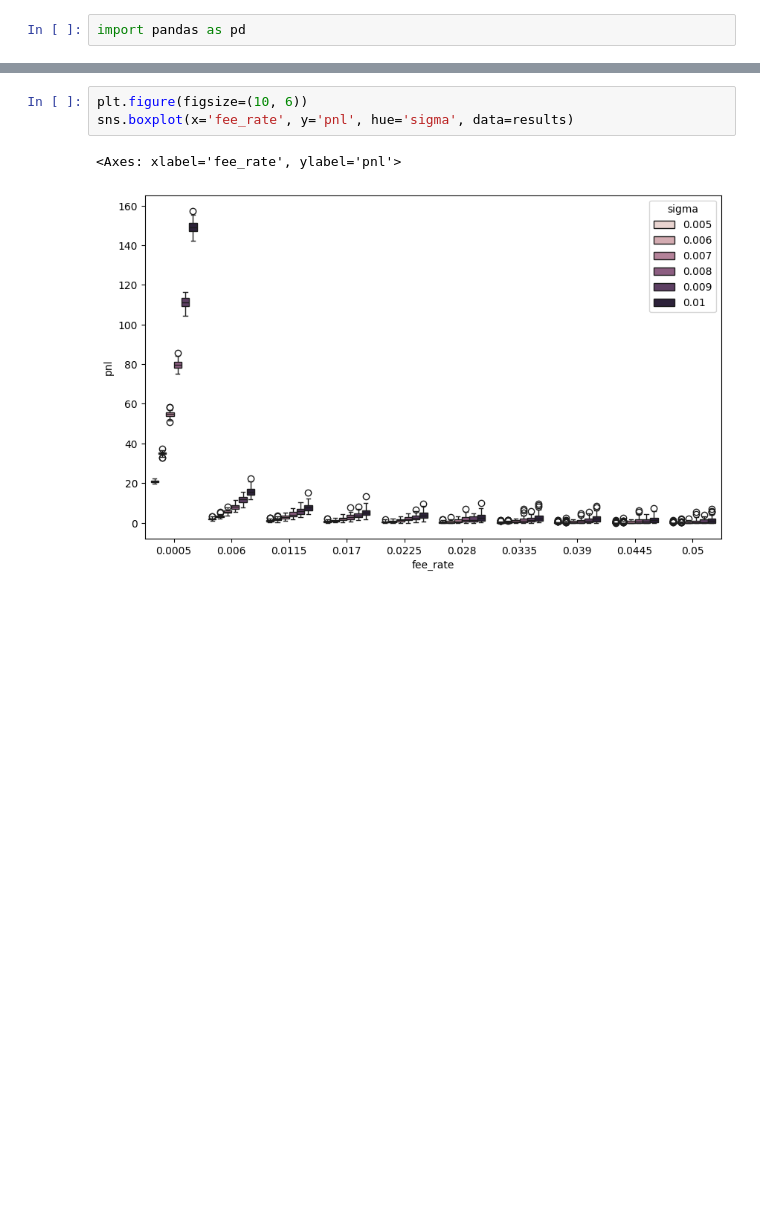
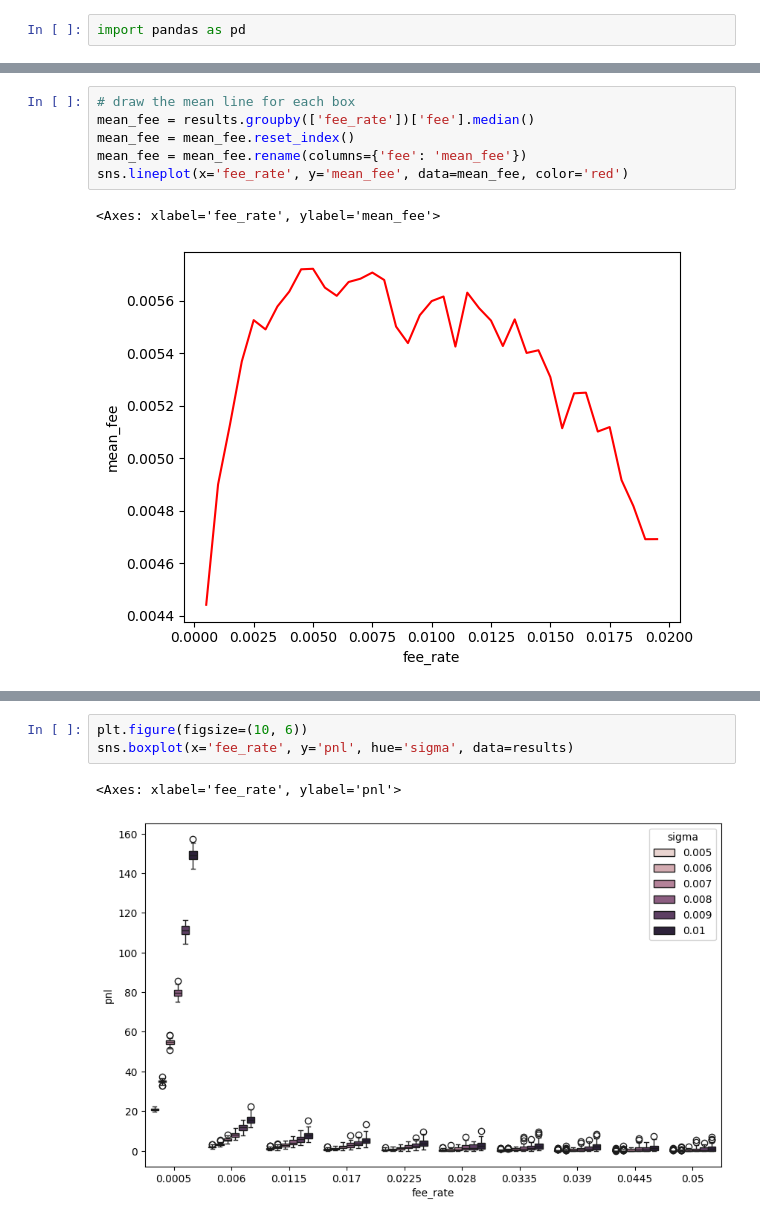
Before and after one commit to WillInvest/Dynamic_AMM, a Jupyter notebook: exp/display_result.ipynb, the cells around one changed output, grey strips where cells are left out. Drawn from its saved outputs; the diff is of its cells as text; blank space fills up the shorter version.

```diff
--- a/exp/display_result.ipynb
+++ b/exp/display_result.ipynb
@@ -52,0 +83,9 @@ sns.boxplot(x='fee_rate', y='fee', data=results)
+# %%
+# draw the mean line for each box
+mean_fee = results.groupby(['fee_rate'])['fee'].median()
+mean_fee = mean_fee.reset_index()
+mean_fee = mean_fee.rename(columns={'fee': 'mean_fee'})
+sns.lineplot(x='fee_rate', y='mean_fee', data=mean_fee, color='red')
+# %% [output]
+<Axes: xlabel='fee_rate', ylabel='mean_fee'>
+[figure, added]
```
Also changed, not shown: parts of 8 cells of this notebook, 1 other file.
